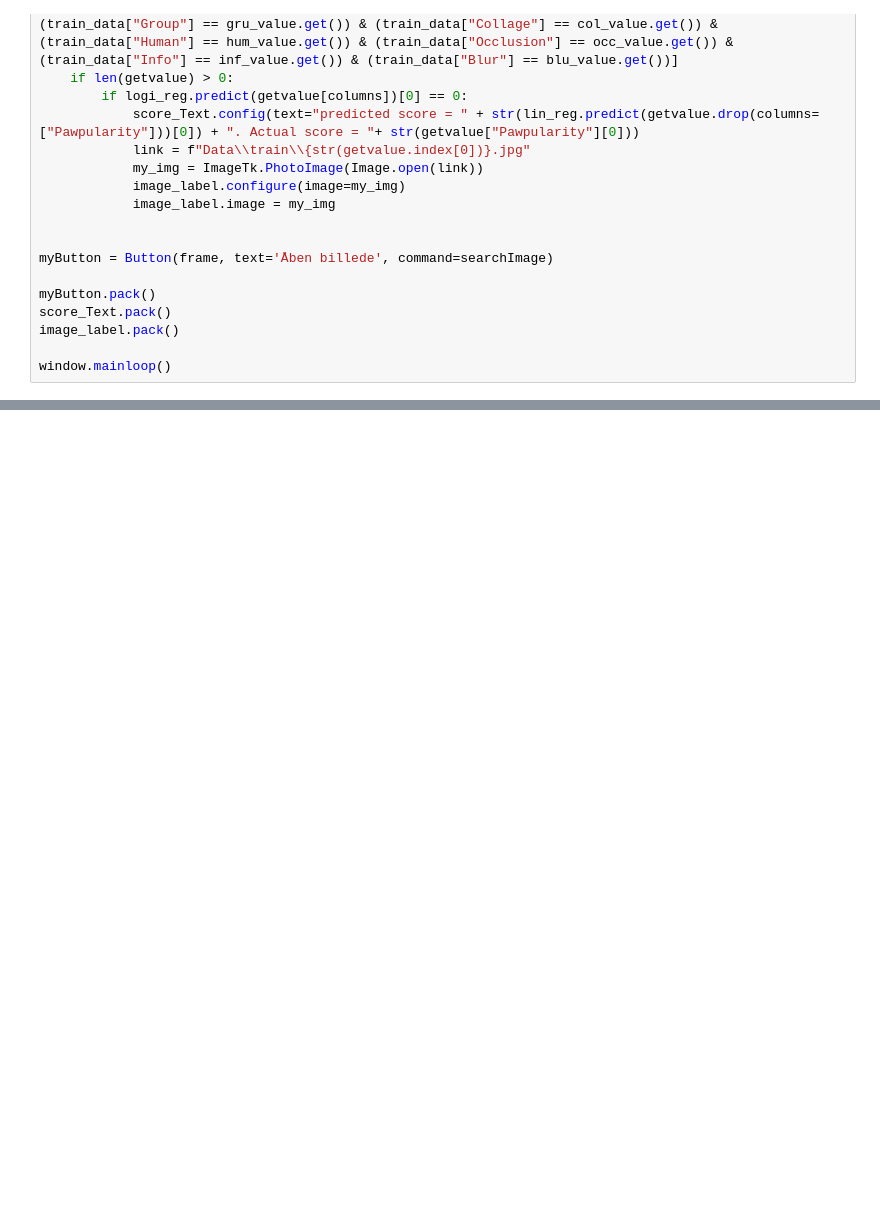
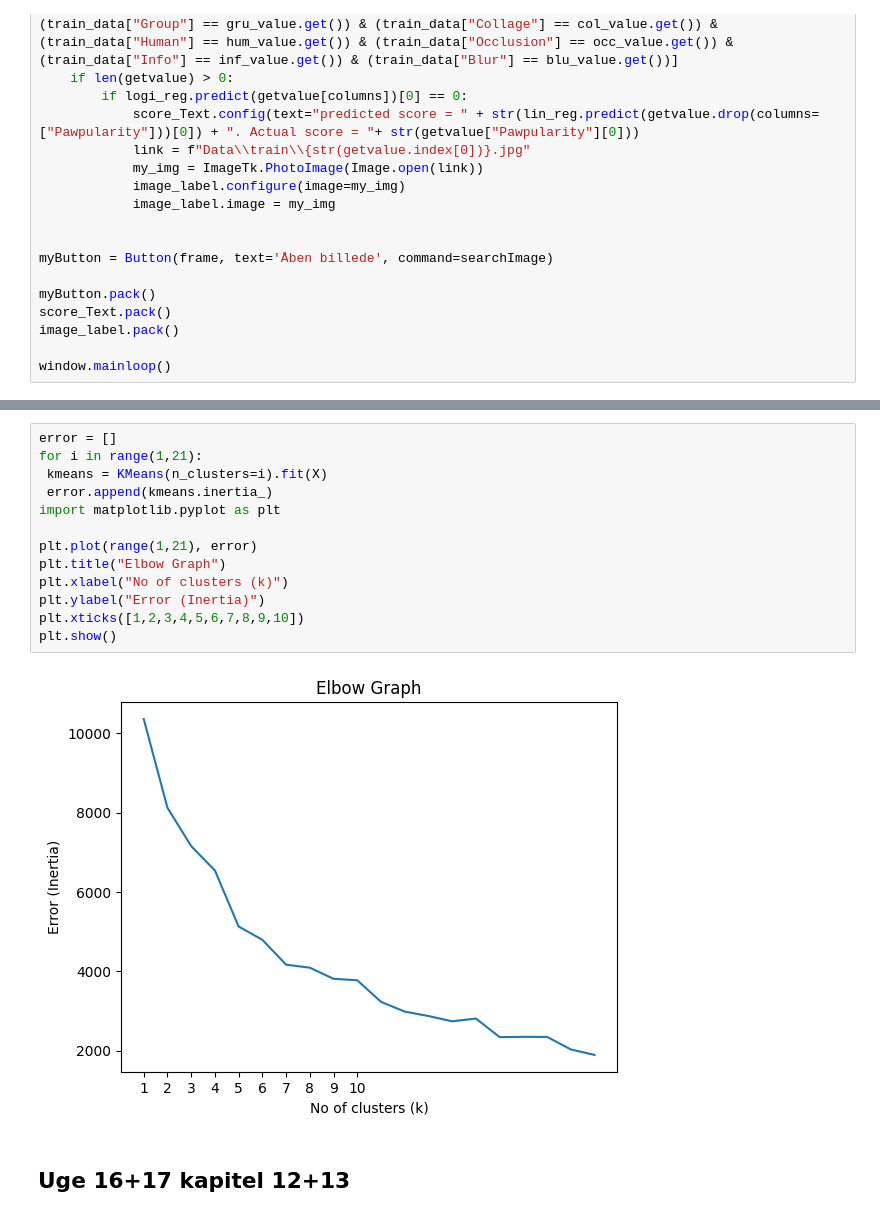
Before and after one commit to Alex9667/PetfinderPawpularityScore, a Jupyter notebook: app.ipynb, the cells around one changed output, grey strips where cells are left out. Saved outputs shown, nothing was run; the diff lists cells and outputs as text; blank space fills up the shorter version.

Commit message:
Added chapter titles

```diff
--- a/app.ipynb
+++ b/app.ipynb
@@ -150,0 +204,17 @@ window.mainloop()
+# %%
+error = []
+for i in range(1,21):
+ kmeans = KMeans(n_clusters=i).fit(X)
+ error.append(kmeans.inertia_)
+import matplotlib.pyplot as plt
+
+plt.plot(range(1,21), error)
+plt.title("Elbow Graph")
+plt.xlabel("No of clusters (k)")
+plt.ylabel("Error (Inertia)")
+plt.xticks([1,2,3,4,5,6,7,8,9,10])
+plt.show()
+# %% [output]
+[figure, added]
+# %% [markdown]
+## Uge 16+17 kapitel 12+13
```
Also changed, not shown: parts of 7 cells of this notebook.
